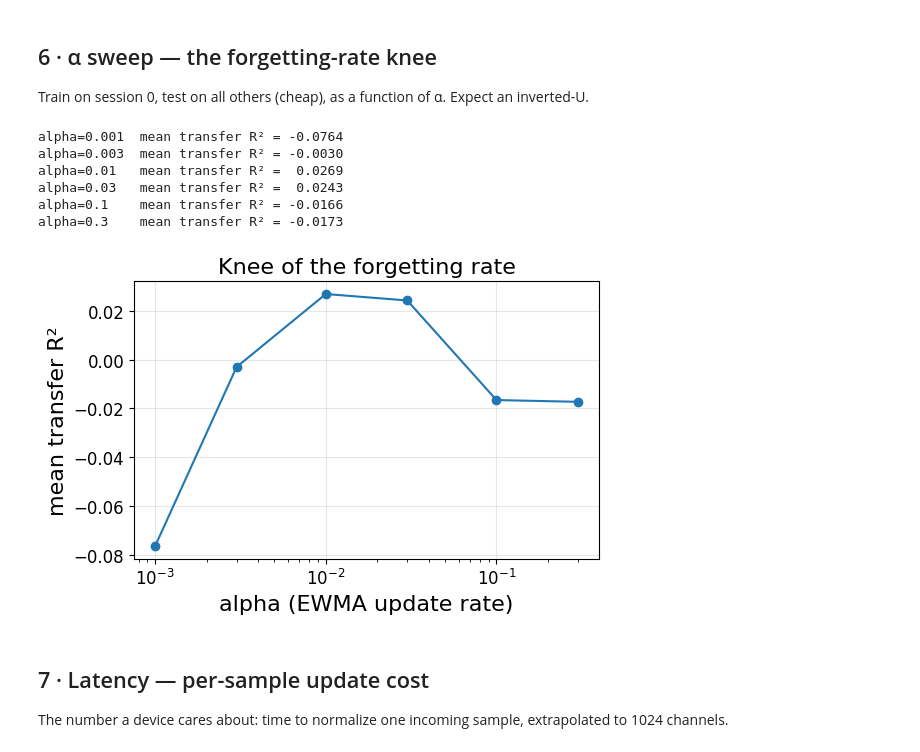
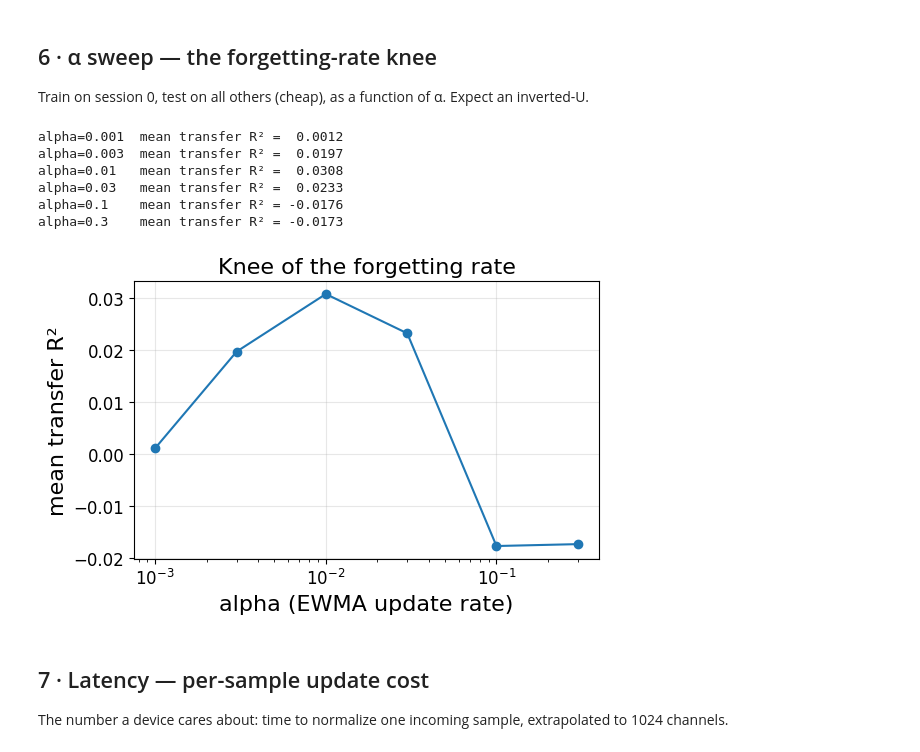
Before and after one commit to radhakrishnanrishaban/ephys-signal-atlas, a Jupyter notebook: 03_notebooks/sbp-causal-streaming_v1.ipynb, the cells around one changed output. Cells and saved outputs as stored; diff of their text form; code cells hidden in the pictures.

```diff
--- a/03_notebooks/sbp-causal-streaming_v1.ipynb
+++ b/03_notebooks/sbp-causal-streaming_v1.ipynb
@@ -101,9 +104,14 @@ def mean_off_diag(R):
     M = R.copy(); np.fill_diagonal(M, np.nan)
     return np.nanmean(M)
 
+# Score only bins after the warm-up; the features themselves are still computed on the full session.
+trim = lambda sessions: [s[WARMUP:] for s in sessions]
+vel_scored = trim(sessions_vel)
+feat_scored = {name: trim(fs) for name, fs in feat.items()}
+
 results = {}
-for name, fs in feat.items():
-    R = compute_pairwise_r2_matrix(fs, sessions_vel)
+for name, fs in feat_scored.items():
+    R = compute_pairwise_r2_matrix(fs, vel_scored)
     results[name] = (R, mean_off_diag(R))
     print(f"{name:14s} mean off-diagonal R² = {results[name][1]: .4f}")
 
@@ -111,5 +119,12 @@ base = results["acausal"][1]
 print("\nCost of causality (Δ vs acausal):")
 for name in ("causal_ewma", "causal_window"):
     print(f"  {name:14s} ΔR² = {results[name][1]-base:+.4f}")
+
+# Sanity check: are EWMA and window genuinely different features, or the same signal twice?
+R_e, R_w = results["causal_ewma"][0], results["causal_window"][0]
+r_feat = np.corrcoef(feat_scored["causal_ewma"][0].ravel(), feat_scored["causal_window"][0].ravel())[0, 1]
+print(f"\nmean off-diag, 6 d.p.: ewma {results['causal_ewma'][1]:.6f} · window {results['causal_window'][1]:.6f}")
+print(f"max |R_ewma − R_window| over all session pairs = {np.nanmax(np.abs(R_e - R_w)):.4f}")
+print(f"feature correlation, session 0 (ewma vs window) = {r_feat:.3f}")
 # %% [output]
 acausal        mean off-diagonal R² =  0.0545
@@ -162,34 +181,34 @@ Train on session 0, test on all others (cheap), as a function of α. Expect an i
 # %%
 alphas = [0.001, 0.003, 0.01, 0.03, 0.1, 0.3]
 def transfer_r2(feature_sets):
-    Xtr, ytr = _make_xy(feature_sets[0], sessions_vel[0])
+    Xtr, ytr = _make_xy(feature_sets[0][WARMUP:], sessions_vel[0][WARMUP:])
     model = RidgeCV(alphas=(0.1, 1.0, 10.0, 100.0), cv=5).fit(Xtr, ytr)
     scores = []
     for j in range(1, len(feature_sets)):
-        Xte, yte = _make_xy(feature_sets[j], sessions_vel[j])
+        Xte, yte = _make_xy(feature_sets[j][WARMUP:], sessions_vel[j][WARMUP:])
         scores.append(r2_score(yte, model.predict(Xte)))
     return np.mean(scores)
 
 curve = []
 for a in alphas:
     fs = normalize_sessions_sbp_gold_causal(sessions_sbp, alpha=a, alpha_smooth=ALPHA_SMOOTH)
     curve.append(transfer_r2(fs))
     print(f"alpha={a:<6} mean transfer R² = {curve[-1]: .4f}")
 
 fig, ax = plt.subplots(figsize=(6, 3.6))
 ax.semilogx(alphas, curve, "o-")
 ax.set_xlabel("alpha (EWMA update rate)"); ax.set_ylabel("mean transfer R²")
 ax.set_title("Knee of the forgetting rate"); ax.grid(alpha=0.3)
 save_figure(fig, "causal_streaming", "alpha_sweep_knee", role="candidate_supporting")
 plt.show()
 # %% [output]
-alpha=0.001  mean transfer R² = -0.0764
-alpha=0.003  mean transfer R² = -0.0030
-alpha=0.01   mean transfer R² =  0.0269
-alpha=0.03   mean transfer R² =  0.0243
-alpha=0.1    mean transfer R² = -0.0166
+alpha=0.001  mean transfer R² =  0.0012
+alpha=0.003  mean transfer R² =  0.0197
+alpha=0.01   mean transfer R² =  0.0308
+alpha=0.03   mean transfer R² =  0.0233
+alpha=0.1    mean transfer R² = -0.0176
 alpha=0.3    mean transfer R² = -0.0173
-[figure, old version]
+[figure, new version]
 # %% [markdown]
 ## 7 · Latency — per-sample update cost
 The number a device cares about: time to normalize one incoming sample, extrapolated to 1024 channels.
```
Also changed, not shown: parts of 5 cells of this notebook, 46 other files.
